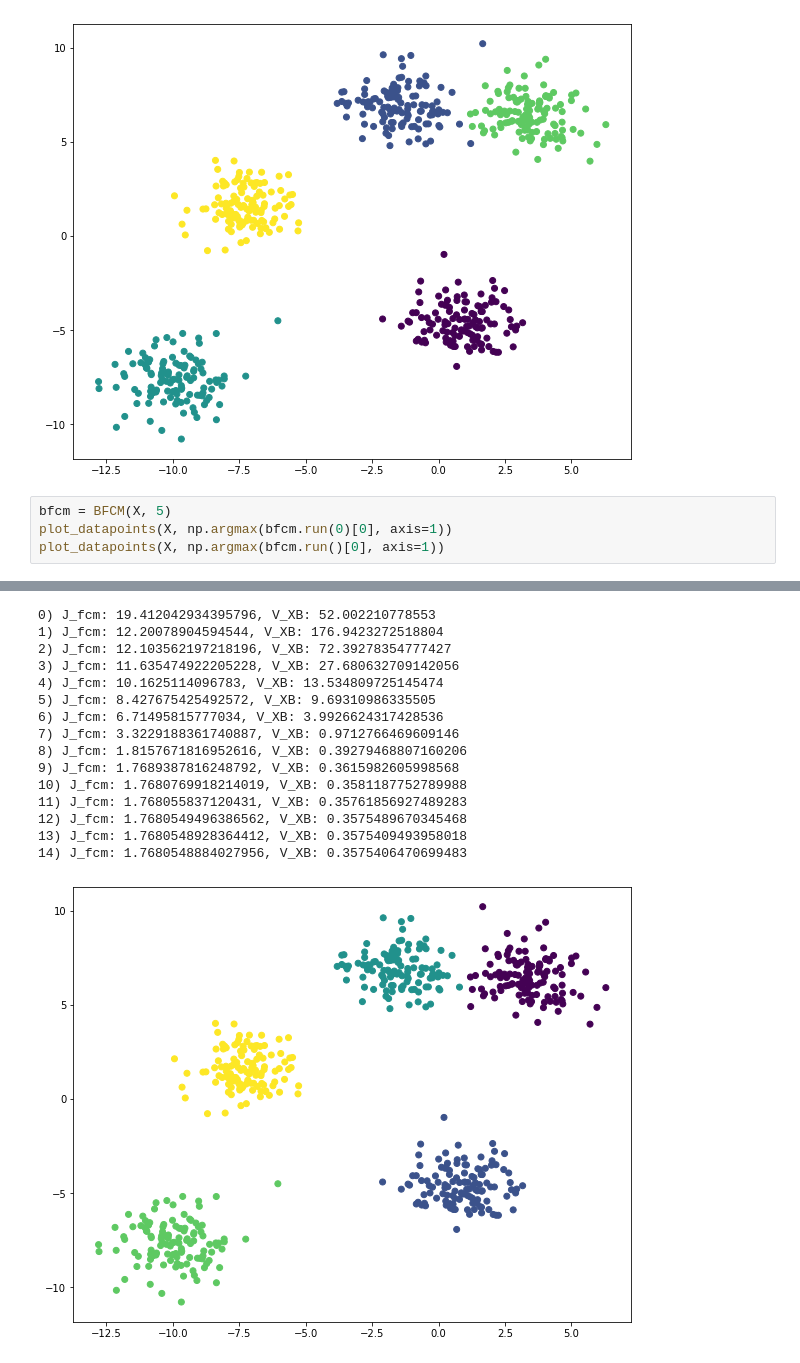
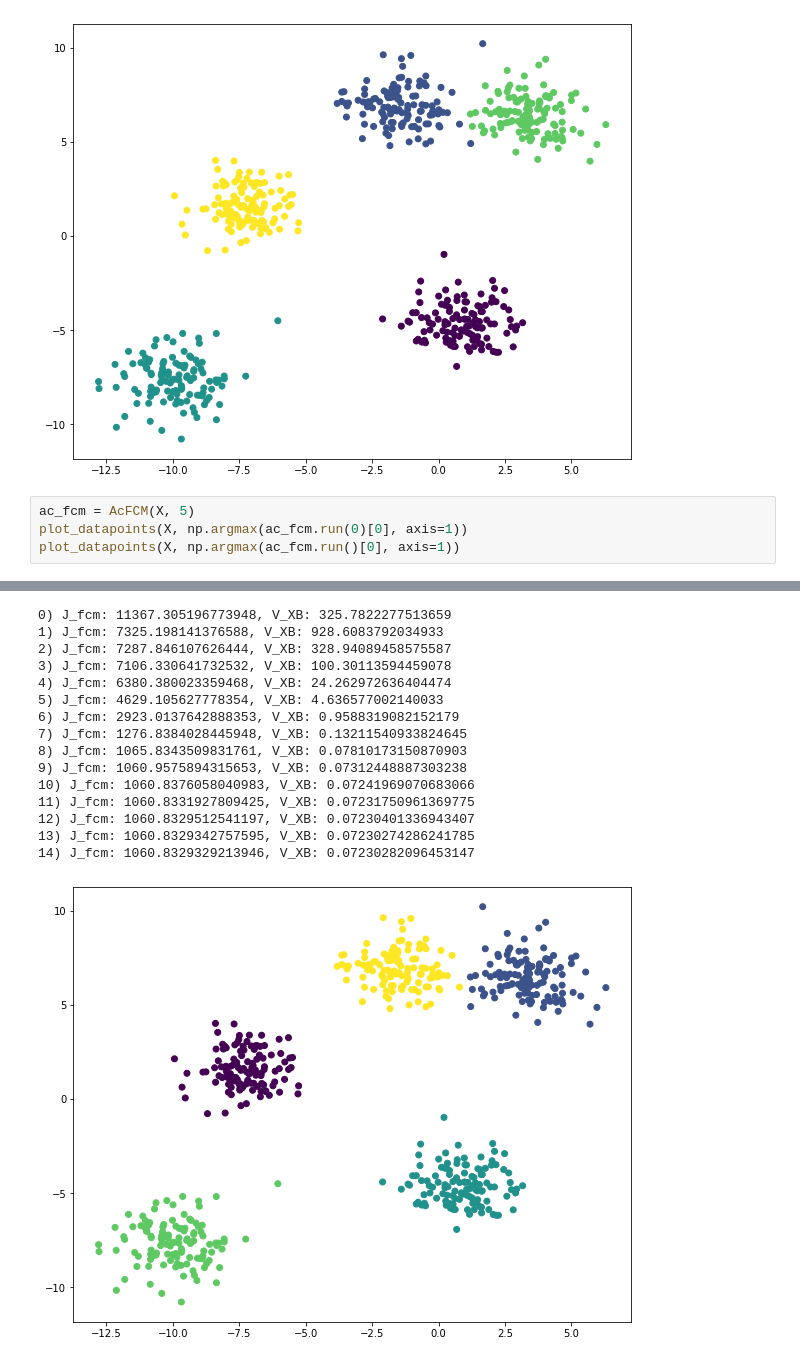
Before and after one commit to Mruzik1/EA-Ac-FCM-Implementation, a Jupyter notebook: main.ipynb, the cells around one changed output, grey strips where cells are left out. Drawn from its saved outputs; the diff is of its cells as text.

```diff
--- a/main.ipynb
+++ b/main.ipynb
@@ -16,7 +16,7 @@ plot_datapoints(X, y)
 # %% [output]
 [figure]
 # %%
-bfcm = BFCM(X, 5)
-plot_datapoints(X, np.argmax(bfcm.run(0)[0], axis=1))
-plot_datapoints(X, np.argmax(bfcm.run()[0], axis=1))
+ac_fcm = AcFCM(X, 5)
+plot_datapoints(X, np.argmax(ac_fcm.run(0)[0], axis=1))
+plot_datapoints(X, np.argmax(ac_fcm.run()[0], axis=1))
 # %% [output]
@@ -24,16 +24,16 @@ plot_datapoints(X, np.argmax(bfcm.run()[0], axis=1))
-0) J_fcm: 19.412042934395796, V_XB: 52.002210778553
-1) J_fcm: 12.20078904594544, V_XB: 176.9423272518804
-2) J_fcm: 12.103562197218196, V_XB: 72.39278354777427
-3) J_fcm: 11.635474922205228, V_XB: 27.680632709142056
-4) J_fcm: 10.1625114096783, V_XB: 13.534809725145474
-5) J_fcm: 8.427675425492572, V_XB: 9.69310986335505
-6) J_fcm: 6.71495815777034, V_XB: 3.9926624317428536
-7) J_fcm: 3.3229188361740887, V_XB: 0.9712766469609146
-8) J_fcm: 1.8157671816952616, V_XB: 0.39279468807160206
-9) J_fcm: 1.7689387816248792, V_XB: 0.3615982605998568
-10) J_fcm: 1.7680769918214019, V_XB: 0.3581187752789988
-11) J_fcm: 1.768055837120431, V_XB: 0.35761856927489283
-12) J_fcm: 1.7680549496386562, V_XB: 0.3575489670345468
-13) J_fcm: 1.7680548928364412, V_XB: 0.3575409493958018
-14) J_fcm: 1.7680548884027956, V_XB: 0.3575406470699483
+0) J_fcm: 11367.305196773948, V_XB: 325.7822277513659
+1) J_fcm: 7325.198141376588, V_XB: 928.6083792034933
+2) J_fcm: 7287.846107626444, V_XB: 328.94089458575587
+3) J_fcm: 7106.330641732532, V_XB: 100.30113594459078
+4) J_fcm: 6380.380023359468, V_XB: 24.262972636404474
+5) J_fcm: 4629.105627778354, V_XB: 4.636577002140033
+6) J_fcm: 2923.0137642888353, V_XB: 0.9588319082152179
+7) J_fcm: 1276.8384028445948, V_XB: 0.13211540933824645
+8) J_fcm: 1065.8343509831761, V_XB: 0.07810173150870903
+9) J_fcm: 1060.9575894315653, V_XB: 0.07312448887303238
+10) J_fcm: 1060.8376058040983, V_XB: 0.07241969070683066
+11) J_fcm: 1060.8331927809425, V_XB: 0.07231750961369775
+12) J_fcm: 1060.8329512541197, V_XB: 0.07230401336943407
+13) J_fcm: 1060.8329342757595, V_XB: 0.07230274286241785
+14) J_fcm: 1060.8329329213946, V_XB: 0.07230282096453147
-[figure, old version]
+[figure, new version]
```
Also changed, not shown: parts of 2 cells of this notebook, 2 other files.
